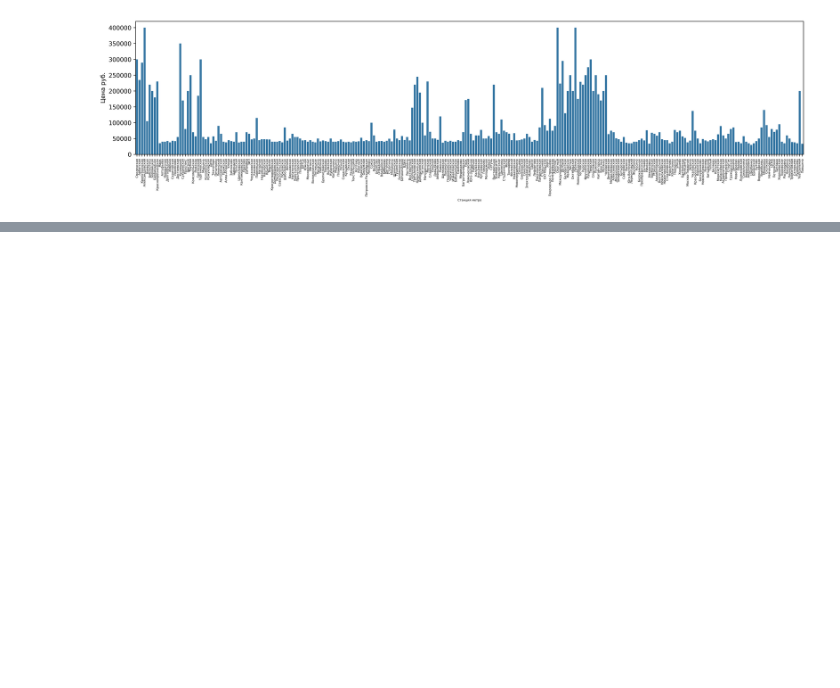
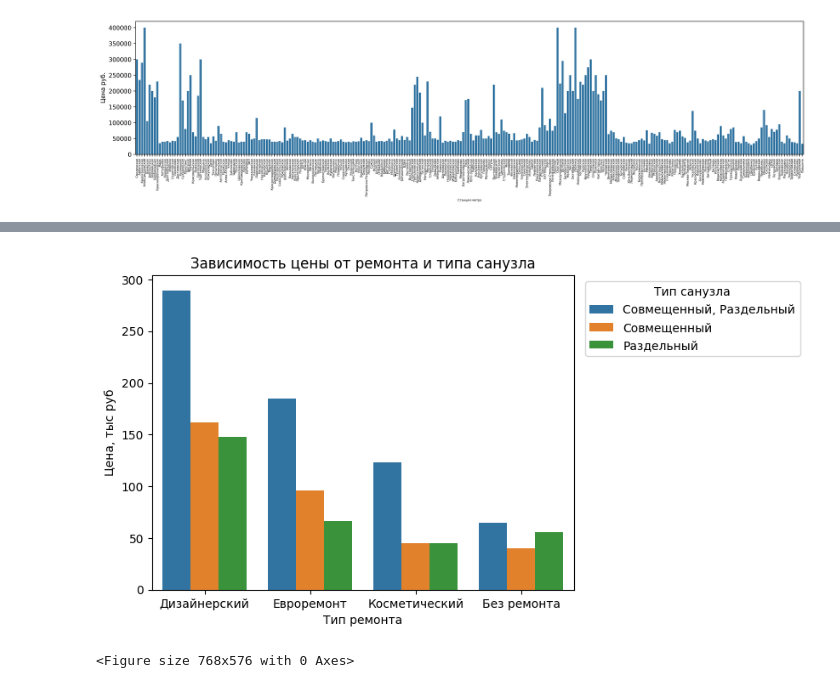
Before and after one commit to prihoslo/data_analysis_project, a Jupyter notebook: program_files/test.ipynb, the cells around one changed output, grey strips where cells are left out. Cells and saved outputs as stored; diff of their text form; code cells hidden in the pictures; blank space fills up the shorter version.

```diff
--- a/program_files/test.ipynb
+++ b/program_files/test.ipynb
@@ -249,0 +329,27 @@ plt.show()
+# %%
+ax = sns.barplot(
+    data=df,
+    x='Renovation',
+    y=df['Price']/1000,
+    hue='Bathroom',
+    errorbar=None
+)
+
+ax.set(
+    title='Зависимость цены от ремонта и типа санузла',
+    xlabel='Тип ремонта',
+    ylabel='Цена, тыс руб',
+    )
+
+ax.legend(
+    title='Тип санузла',
+    bbox_to_anchor=(1.55, 1),
+    loc="upper right"
+)
+
+plt.figure(dpi=120)
+
+plt.show()
+# %% [output]
+[figure, added]
+<Figure size 768x576 with 0 Axes>
```
Also changed, not shown: parts of 11 cells of this notebook.
